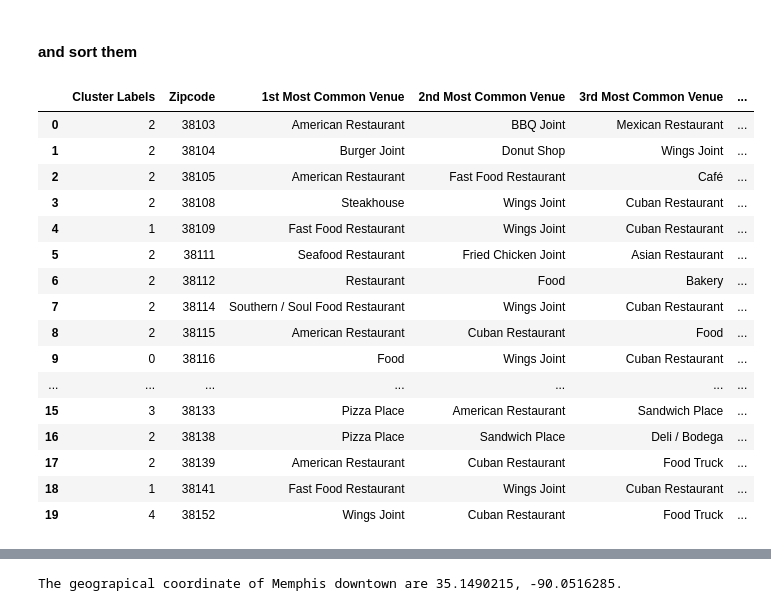
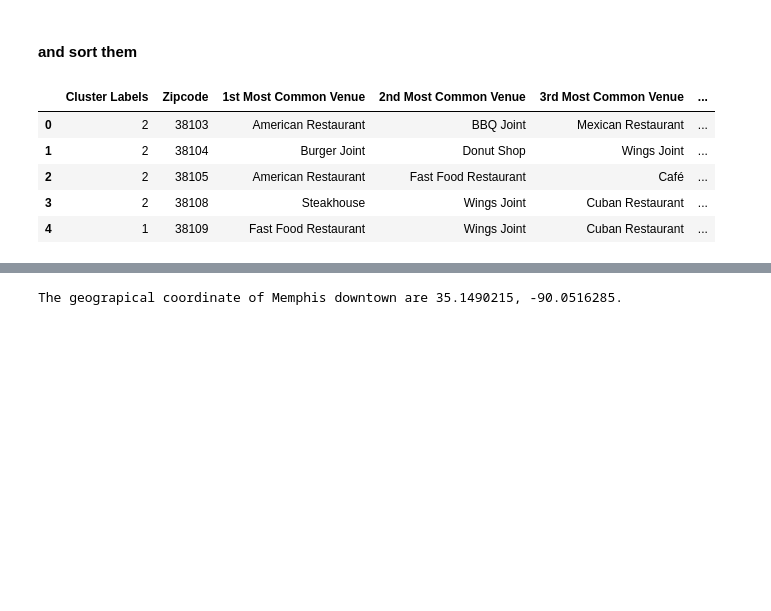
Before and after one commit to Artemkuchaev/Coursera_Capstone, a Jupyter notebook: Memphis restaurant hunt (1).ipynb, the cells around one changed output, grey strips where cells are left out. Cells and saved outputs as stored; diff of their text form; code cells hidden in the pictures; blank space fills up the shorter version.

```diff
--- a/Memphis restaurant hunt (1).ipynb
+++ b/Memphis restaurant hunt (1).ipynb
@@ -390,3 +366,17 @@ neighborhoods_venues_sorted.head()
 | 2 | 38105 | American Restaurant | Fast Food Restaurant | Café | Cuban Restaurant | ... |
 | 3 | 38108 | Steakhouse | Wings Joint | Cuban Restaurant | Food Truck | ... |
 | 4 | 38109 | Fast Food Restaurant | Wings Joint | Cuban Restaurant | Food Truck | ... |
+# %%
+distortions = []
+K = range(1,10)
+for k in K:
+    kmeanModel = KMeans(n_clusters=k)
+    kmeanModel.fit(Memphis_grouped)
+    distortions.append(kmeanModel.inertia_)
+
+plt.figure(figsize=(16,8))
+plt.plot(K, distortions, 'bx-')
+plt.xlabel('k')
+plt.ylabel('Distortion')
+plt.title('The Elbow Method showing the optimal k')
+plt.show()
@@ -394,7 +386,7 @@ neighborhoods_venues_sorted.head()
 ### Now I will disstribute venues in different Clusters for Neighborhoods
 # %%
 # set number of clusters
-kclusters = 6
+kclusters = 4
 
 Memphis_grouped_clustering = Memphis_grouped.drop('Zipcode', 1)
 
@@ -414,7 +406,7 @@ neighborhoods_venues_sorted.insert(0, 'Cluster Labels', kmeans.labels_)
 Memphis_merged = data
 
 # merge toronto_grouped with toronto_data to add latitude/longitude for each neighborhood
-Memphis_merged = Memphis_merged.join(neighborhoods_venues_sorted.set_index('Zipcode'), on='Zipcode')
+Memphis_merged = Memphis_merged.join(neighborhoods_venues_sorted.set_index('Zipcode'), on='Zipcode',how ='inner')
 
-Memphis_merged.head()
+Memphis_merged.head(n=50)
 # %% [output]
@@ -422,22 +431,11 @@ ValueError: cannot insert Cluster Labels, already exists
 # %% [markdown]
 #### and sort them
 # %%
-neighborhoods_venues_sorted.head(n=50)
+neighborhoods_venues_sorted.head()
 # %% [output]
 |  | Cluster Labels | Zipcode | 1st Most Common Venue | 2nd Most Common Venue | 3rd Most Common Venue | ... |
 | 0 | 2 | 38103 | American Restaurant | BBQ Joint | Mexican Restaurant | ... |
 | 1 | 2 | 38104 | Burger Joint | Donut Shop | Wings Joint | ... |
 | 2 | 2 | 38105 | American Restaurant | Fast Food Restaurant | Café | ... |
 | 3 | 2 | 38108 | Steakhouse | Wings Joint | Cuban Restaurant | ... |
 | 4 | 1 | 38109 | Fast Food Restaurant | Wings Joint | Cuban Restaurant | ... |
-| 5 | 2 | 38111 | Seafood Restaurant | Fried Chicken Joint | Asian Restaurant | ... |
-| 6 | 2 | 38112 | Restaurant | Food | Bakery | ... |
-| 7 | 2 | 38114 | Southern / Soul Food Restaurant | Wings Joint | Cuban Restaurant | ... |
-| 8 | 2 | 38115 | American Restaurant | Cuban Restaurant | Food | ... |
-| 9 | 0 | 38116 | Food | Wings Joint | Cuban Restaurant | ... |
-| ... | ... | ... | ... | ... | ... | ... |
-| 15 | 3 | 38133 | Pizza Place | American Restaurant | Sandwich Place | ... |
-| 16 | 2 | 38138 | Pizza Place | Sandwich Place | Deli / Bodega | ... |
-| 17 | 2 | 38139 | American Restaurant | Cuban Restaurant | Food Truck | ... |
-| 18 | 1 | 38141 | Fast Food Restaurant | Wings Joint | Cuban Restaurant | ... |
-| 19 | 4 | 38152 | Wings Joint | Cuban Restaurant | Food Truck | ... |
```
Also changed, not shown: parts of 22 cells of this notebook.
